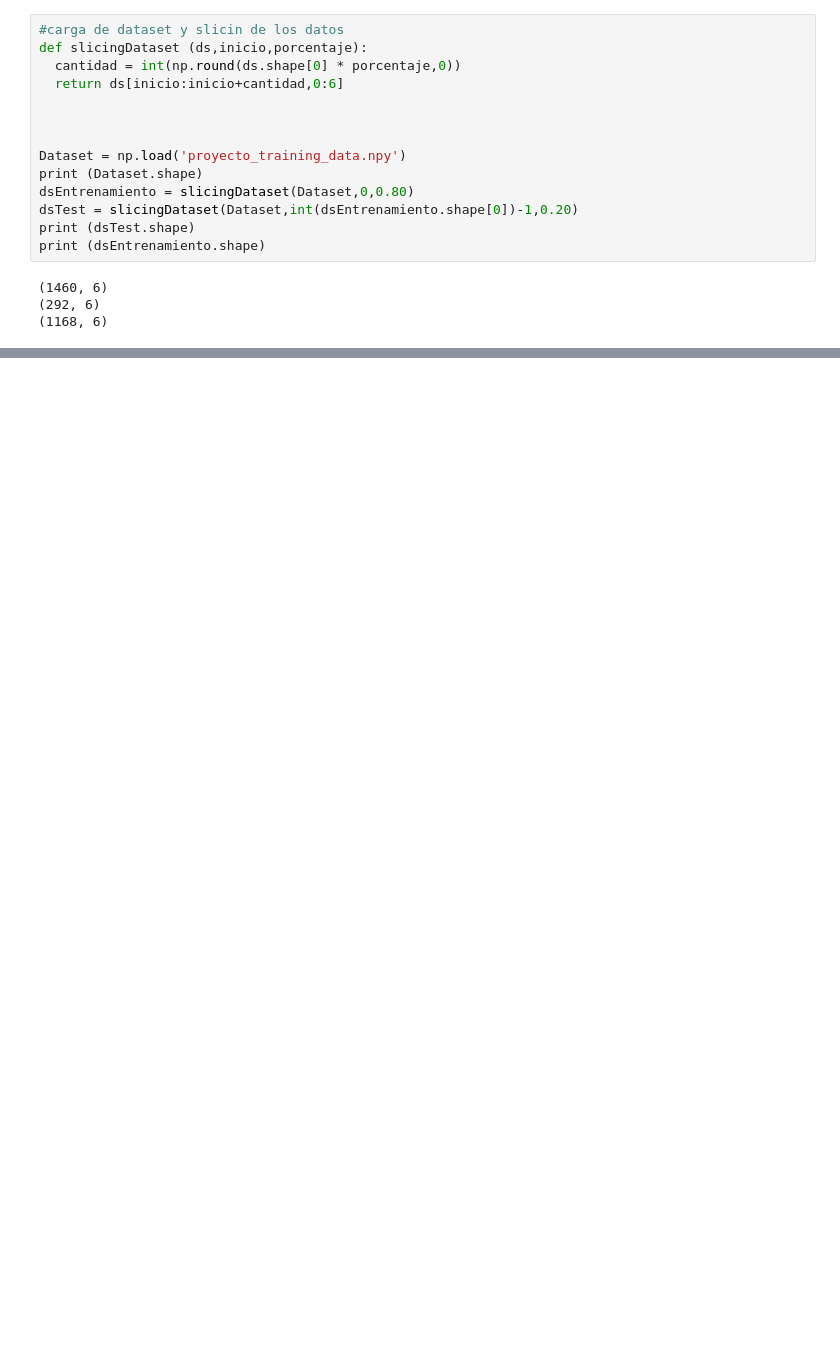
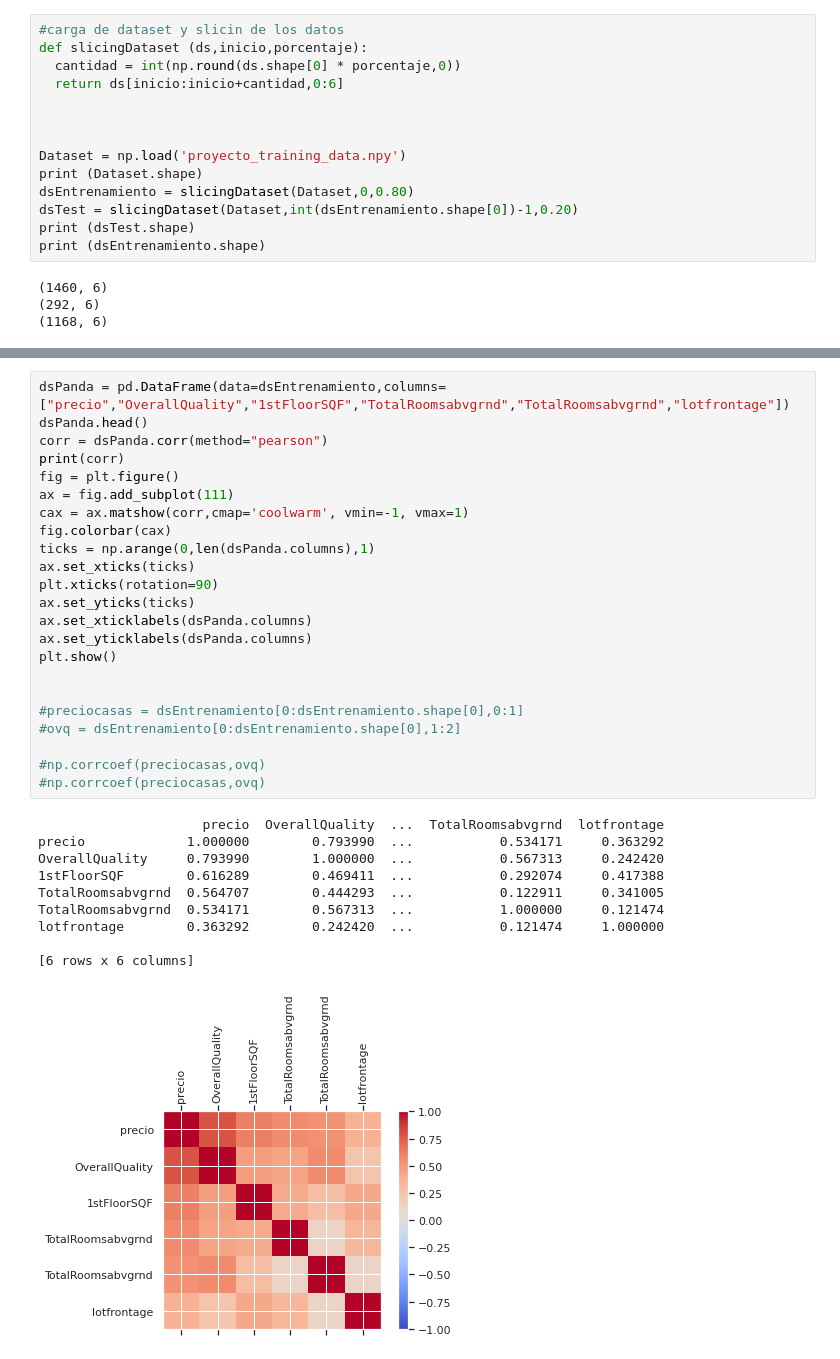
Before and after one commit to JS-DS-coder/CienciaDeDatos2021, a Jupyter notebook: Proyecto_Final.ipynb, the cells around one changed output, grey strips where cells are left out. Saved outputs shown, nothing was run; the diff lists cells and outputs as text; blank space fills up the shorter version.

```diff
--- a/Proyecto_Final.ipynb
+++ b/Proyecto_Final.ipynb
@@ -85,3 +93,37 @@ Desviacion Standard:  23.4659548199304
 [figure]
 [figure]
 [figure]
+# %%
+dsPanda = pd.DataFrame(data=dsEntrenamiento,columns=["precio","OverallQuality","1stFloorSQF","TotalRoomsabvgrnd","TotalRoomsabvgrnd","lotfrontage"])
+dsPanda.head()
+corr = dsPanda.corr(method="pearson")
+print(corr)
+fig = plt.figure()
+ax = fig.add_subplot(111)
+cax = ax.matshow(corr,cmap='coolwarm', vmin=-1, vmax=1)
+fig.colorbar(cax)
+ticks = np.arange(0,len(dsPanda.columns),1)
+ax.set_xticks(ticks)
+plt.xticks(rotation=90)
+ax.set_yticks(ticks)
+ax.set_xticklabels(dsPanda.columns)
+ax.set_yticklabels(dsPanda.columns)
+plt.show()
+
+
+#preciocasas = dsEntrenamiento[0:dsEntrenamiento.shape[0],0:1]
+#ovq = dsEntrenamiento[0:dsEntrenamiento.shape[0],1:2]
+
+#np.corrcoef(preciocasas,ovq)
+#np.corrcoef(preciocasas,ovq)
+# %% [output]
+                     precio  OverallQuality  ...  TotalRoomsabvgrnd  lotfrontage
+precio             1.000000        0.793990  ...           0.534171     0.363292
+OverallQuality     0.793990        1.000000  ...           0.567313     0.242420
+1stFloorSQF        0.616289        0.469411  ...           0.292074     0.417388
+TotalRoomsabvgrnd  0.564707        0.444293  ...           0.122911     0.341005
+TotalRoomsabvgrnd  0.534171        0.567313  ...           1.000000     0.121474
+lotfrontage        0.363292        0.242420  ...           0.121474     1.000000
+
+[6 rows x 6 columns]
+[figure, added]
```
Also changed, not shown: parts of 2 cells of this notebook.
